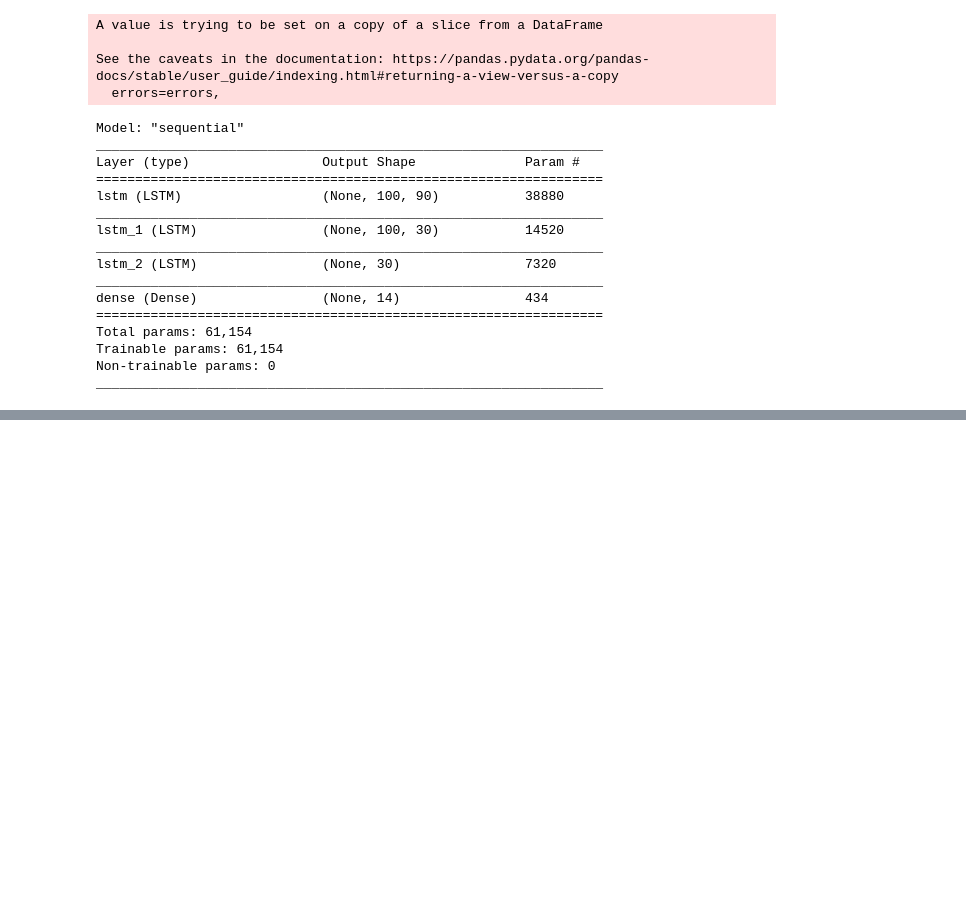
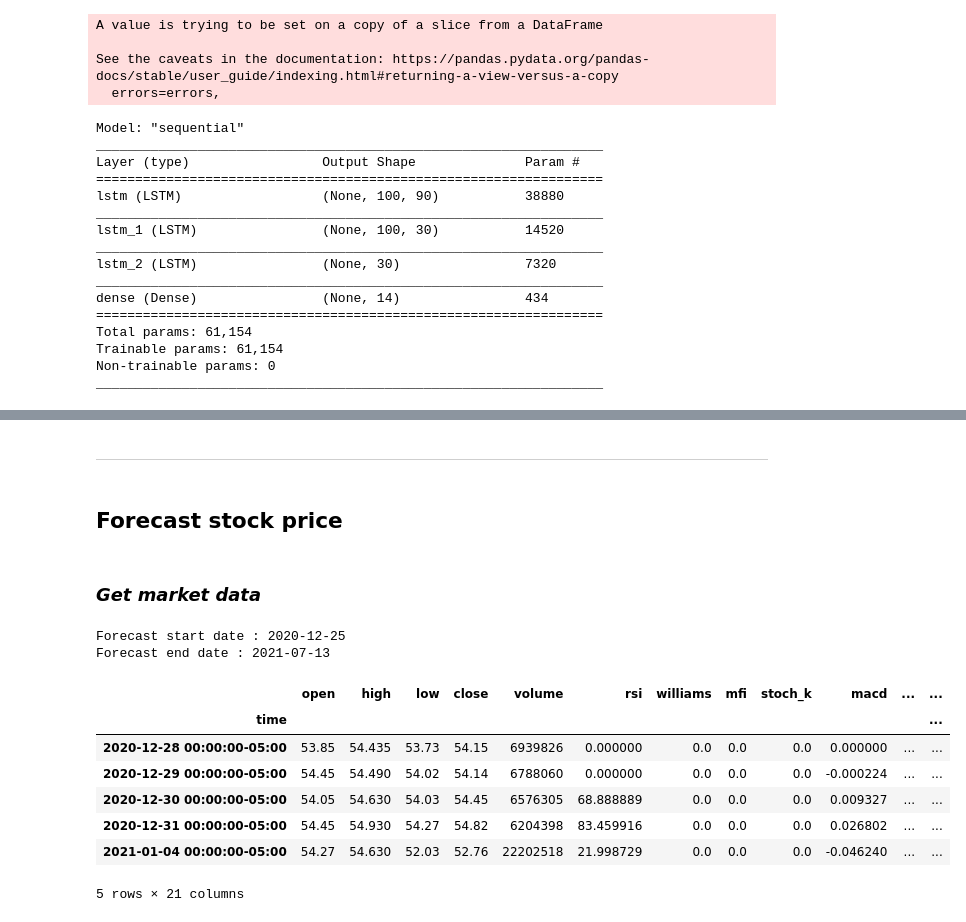
Before and after one commit to illyanyc/technitrade, a Jupyter notebook: code/ml/lstm_model_test.ipynb, the cells around one changed output, grey strips where cells are left out. Drawn from its saved outputs; the diff is of its cells as text; code cells hidden in the pictures; blank space fills up the shorter version.

```diff
--- a/code/ml/lstm_model_test.ipynb
+++ b/code/ml/lstm_model_test.ipynb
@@ -89,0 +119,38 @@ model.save_model('test_model')
+# %% [markdown]
+---
+# %% [markdown]
+## Forecast stock price
+# %% [markdown]
+### *Get market data*
+# %%
+# Set market data date range
+from datetime import date, datetime, timedelta
+
+forecast_end_date  = datetime.now()
+forecast_start_date  = (forecast_end_date - timedelta(days=200))
+
+forecast_start_date = forecast_start_date.strftime('%Y-%m-%d')
+forecast_end_date = forecast_end_date.strftime('%Y-%m-%d')
+
+print(f"Forecast start date : {forecast_start_date}")
+print(f"Forecast end date : {forecast_end_date}")
+# %% [output]
+Forecast start date : 2020-12-25
+Forecast end date : 2021-07-13
+# %%
+# Load the dataset
+forecast_ohlcv_df = alpaca.ohlcv(test_tickers,
+                                 start_date=forecast_start_date,
+                                 end_date=forecast_end_date)
+forecast_tech_ind = technicals.TechnicalAnalysis(forecast_ohlcv_df)
+forecast_df = forecast_tech_ind.get_all_technicals(test_tickers[0])
+forecast_df.head()
+# %% [output]
+|  | open | high | low | close | volume | rsi | williams | mfi | stoch_k | macd | ... | ... |
+| time |  |  |  |  |  |  |  |  |  |  |  | ... |
+| 2020-12-28 00:00:00-05:00 | 53.85 | 54.435 | 53.73 | 54.15 | 6939826 | 0.000000 | 0.0 | 0.0 | 0.0 | 0.000000 | ... | ... |
+| 2020-12-29 00:00:00-05:00 | 54.45 | 54.490 | 54.02 | 54.14 | 6788060 | 0.000000 | 0.0 | 0.0 | 0.0 | -0.000224 | ... | ... |
+| 2020-12-30 00:00:00-05:00 | 54.05 | 54.630 | 54.03 | 54.45 | 6576305 | 68.888889 | 0.0 | 0.0 | 0.0 | 0.009327 | ... | ... |
+| 2020-12-31 00:00:00-05:00 | 54.45 | 54.930 | 54.27 | 54.82 | 6204398 | 83.459916 | 0.0 | 0.0 | 0.0 | 0.026802 | ... | ... |
+| 2021-01-04 00:00:00-05:00 | 54.27 | 54.630 | 52.03 | 52.76 | 22202518 | 21.998729 | 0.0 | 0.0 | 0.0 | -0.046240 | ... | ... |
+5 rows × 21 columns
```
Also changed, not shown: parts of 27 cells of this notebook, 3 other files.
